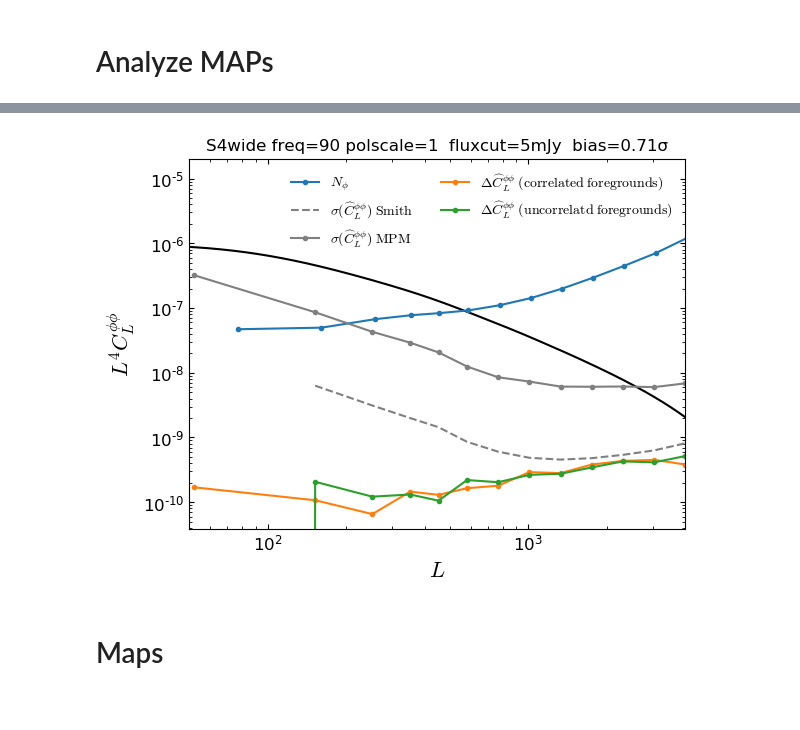
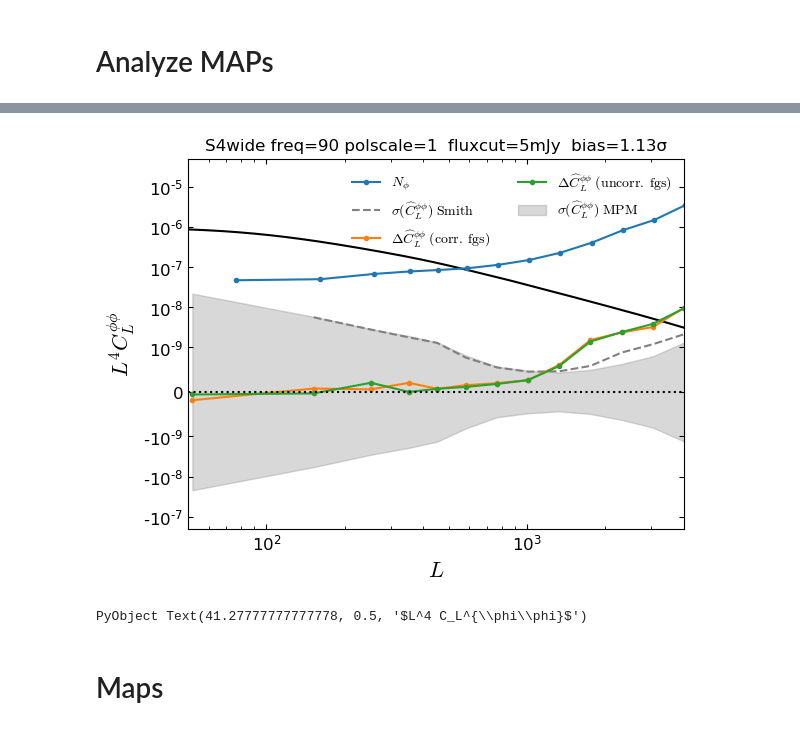
Before and after one commit to EmmanuelSchaan/SehgalRadioPolarizedSources, a Jupyter notebook: analyze_lensing.ipynb, the cells around one changed output, grey strips where cells are left out. Saved outputs shown, nothing was run; the diff lists cells and outputs as text; code cells hidden in the pictures.

```diff
--- a/analyze_lensing.ipynb
+++ b/analyze_lensing.ipynb
@@ -206,14 +138,16 @@ loglog(mean(get_ℓ⁴Cℓ(ϕ) for ϕ in ϕs))
 ℓcenters = (ℓedges[1:end-1] .+ ℓedges[2:end]) ./ 2;
 Δℓ = (ℓedges[2:end] .- ℓedges[1:end-1]);
 nℓbins = length(ℓcenters);
+# %%
+Cℓ = get_fiducial_Cℓ(ϕs);
 # %%
-noise_key = :wide
-ℓmax_data = 5000
+survey = :wide
+ℓmax_data = 3000
 polfrac_scale = 1
 fluxcut = 5
 freq = 90;
 # %%
-MAPs = CMBLensing.Chains(load("MAPs/radio_$(freq)GHz_S4$(noise_key)_lmax$(ℓmax_data)_fluxcut$(fluxcut)mJy_polfracscale$(polfrac_scale).jld2","MAPs"));
+MAPs = CMBLensing.Chains(load(datadir("MAPs", savename((;survey,freq,ℓmax_data,fluxcut,polfrac_scale), "jld2")),"MAPs"));
 # %%
 mean_ρℓ(k...) = mean(get_ρℓ(ϕJ,ϕs[i];ℓedges) for i in sims for ϕJ in unbatch(MAPs[i][k...].ϕ))
 mean_Cℓ(k...) = mean(get_Cℓ(ϕJ,ϕs[i];ℓedges) for i in sims for ϕJ in unbatch(MAPs[i][k...].ϕ))
@@ -230,0 +159,2 @@ fsky = (noise_key==:deep ? 1500 : 20000) / 42000
+# %%
+fsky = (survey==:deep ? 0.03 : 0.6)
@@ -242,36 +174,43 @@ bias = sqrt(fsky/(100/rad2deg(rad2deg(4π)))) * sum(mean(get_gs(MAPs,:uncorrfg,:
 # %%
 loglog(ℓ⁴*Cℓ.total.ϕϕ,"k")
 loglog(ℓ⁴*Cℓ_noise, ".-", label=L"N_\phi")
+
 plot(ℓcenters, σℓ, c="gray", ls="--", label=L"\sigma(\widehat C_L^{\phi\phi}) \; {\rm Smith}")
-plot(ℓcenters, Cℓ.total.ϕϕ[ℓcenters] .* ℓcenters.^4 ./ std(get_gs(MAPs,:nofg,:fgcov),dims=2),  c="gray", ls="-", marker=".", label=L"\sigma(\widehat C_L^{\phi\phi}) \; {\rm MPM}")
+
+fill_between(
+    ℓcenters,
+    (x * 1/sqrt(fsky/(100/rad2deg(rad2deg(4π)))) * Cℓ.total.ϕϕ[ℓcenters] .* ℓcenters.^4 ./ std(get_gs(MAPs,:nofg,:fgcov),dims=2)[:] for x=[1,-1])...,
+    color="gray", alpha=0.3, ls="-", label=L"\sigma(\widehat C_L^{\phi\phi}) \; {\rm MPM}"
+)
 
 plot(
     ℓcenters,
     Cℓ.total.ϕϕ[ℓcenters] .* ℓcenters.^4 .* (mean(get_gs(MAPs,:corrfg,:fgcov),dims=2)   - mean(get_gs(MAPs,:nofg,:fgcov),dims=2)) ./ var(get_gs(MAPs,:nofg,:fgcov),dims=2),
     ".-",
-    label=L"\Delta \widehat C_L^{\phi\phi} \; (\rm correlated \; foregrounds)"
+    label=L"\Delta \widehat C_L^{\phi\phi} \; (\rm corr. \; fgs)"
 )
 plot(
     ℓcenters,
     Cℓ.total.ϕϕ[ℓcenters] .* ℓcenters.^4 .* (mean(get_gs(MAPs,:uncorrfg,:fgcov),dims=2) - mean(get_gs(MAPs,:nofg,:fgcov),dims=2)) ./ var(get_gs(MAPs,:nofg,:fgcov),dims=2),
     ".-",
-    label=L"\Delta \widehat C_L^{\phi\phi} \; (\rm uncorrelatd \; foregrounds)"
+    label=L"\Delta \widehat C_L^{\phi\phi} \; (\rm uncorr. \; fgs)"
 )
 
 axhline(0,c="k",ls=":")
-title(@sprintf("S4%s freq=%i polscale=%i  fluxcut=%imJy  bias=%.2fσ", noise_key, freq, polfrac_scale, fluxcut, bias), fontsize=12)
+title(@sprintf("S4%s freq=%i polscale=%i  fluxcut=%imJy  bias=%.2fσ", survey, freq, polfrac_scale, fluxcut, bias), fontsize=12)
 
 legend(ncol=2, fontsize=10, loc="upper right")
 xlim(50,4000)
-# yscale("symlog", linthreshy=1e-9)
-ylim(-2e-10,2e-5)
+yscale("symlog", linthreshy=1e-9)
+ylim(-2e-7,5e-5)
 
 xlabel(L"L")
 ylabel(L"L^4 C_L^{\phi\phi}")
 
-savefig("figures/radio_$(freq)GHz_S4$(noise_key)_lmax$(ℓmax_data)_fluxcut$(fluxcut)mJy_polfracscale$(polfrac_scale).pdf", bbox_inches="tight")
+# savefig("figures/radio_$(freq)GHz_S4$(noise_key)_lmax$(ℓmax_data)_fluxcut$(fluxcut)mJy_polfracscale$(polfrac_scale).pdf", bbox_inches="tight")
 # %% [output]
-[figure, old version]
+[figure, new version]
+PyObject Text(41.27777777777778, 0.5, '$L^4 C_L^{\\phi\\phi}$')
 # %% [markdown]
 # Maps
 # %%
```
Also changed, not shown: parts of 28 cells of this notebook, 5 other files.
